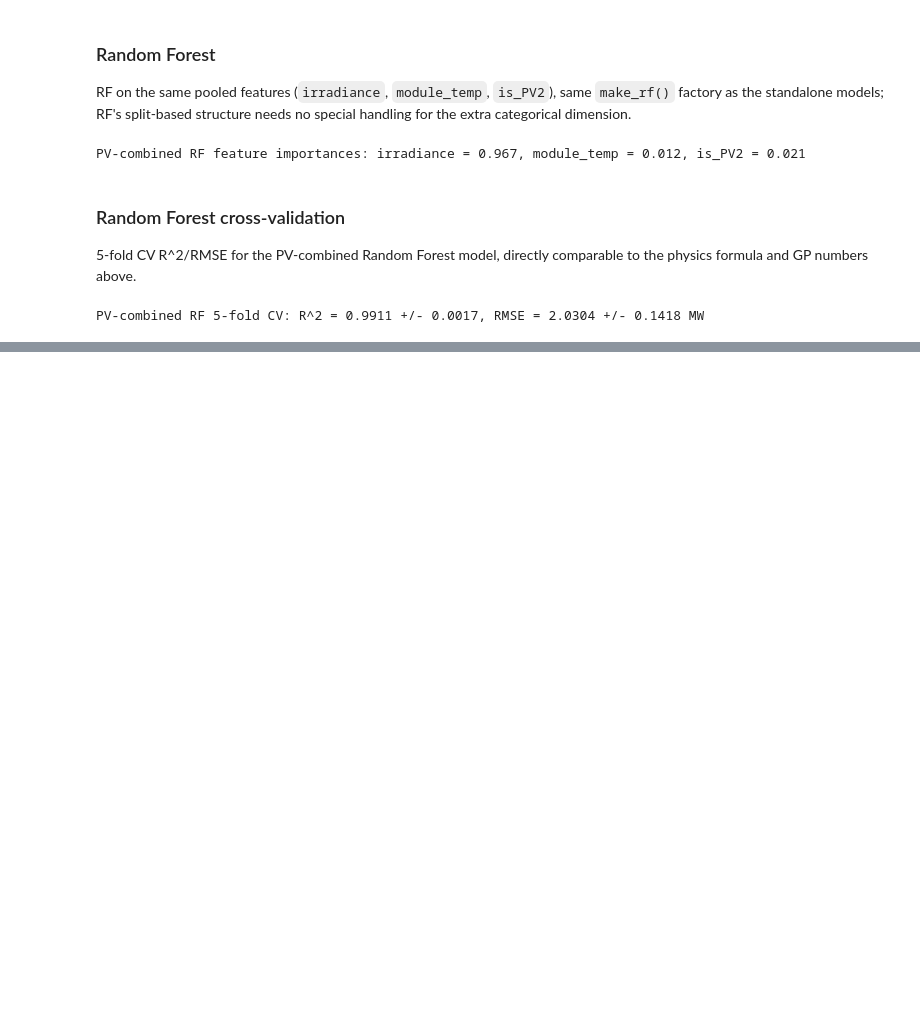
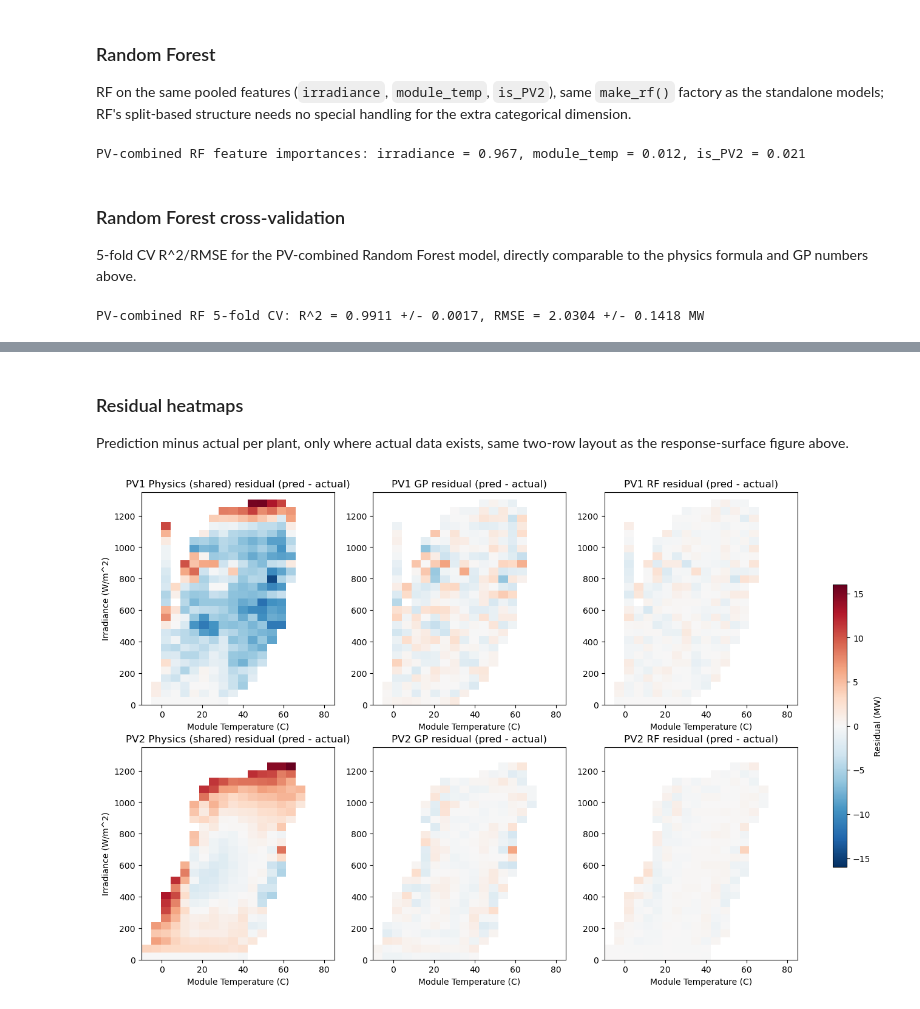
Before and after one commit to ErickChauke/power-curve-modeling-pv-wind, a Jupyter notebook: notebook.ipynb, the cells around one changed output, grey strips where cells are left out. Cells and saved outputs as stored; diff of their text form; code cells hidden in the pictures; blank space fills up the shorter version.

```diff
--- a/notebook.ipynb
+++ b/notebook.ipynb
@@ -836,0 +884,33 @@ PV-combined RF 5-fold CV: R^2 = 0.9911 +/- 0.0017, RMSE = 2.0304 +/- 0.1418 MW
+# %% [markdown]
+### Residual heatmaps
+
+Prediction minus actual per plant, only where actual data exists, same two-row layout as the
+response-surface figure above.
+# %%
+pv_comb_resid_rows = [
+    ("PV1", grids["PV1"]["power_grid"], pv_comb_pred_gp_pv1, pv_comb_pred_rf_pv1),
+    ("PV2", grids["PV2"]["power_grid"], pv_comb_pred_gp_pv2, pv_comb_pred_rf_pv2),
+]
+pv_comb_all_resid = []
+for _, actual, pred_gp, pred_rf in pv_comb_resid_rows:
+    pv_comb_all_resid += [pv_comb_pred_physics - actual, pred_gp - actual, pred_rf - actual]
+max_abs_resid_comb = np.nanmax(np.abs(np.stack(pv_comb_all_resid)))
+
+fig, axes = plt.subplots(2, 3, figsize=(15, 10))
+for row, (plant, actual, pred_gp, pred_rf) in enumerate(pv_comb_resid_rows):
+    resid_panels = [
+        ("Physics (shared)", pv_comb_pred_physics - actual),
+        ("GP", pred_gp - actual),
+        ("RF", pred_rf - actual),
+    ]
+    for ax, (title, resid) in zip(axes[row], resid_panels):
+        im = ax.imshow(resid, origin="lower", aspect="auto", extent=pv_comb_extent,
+                        cmap="RdBu_r", vmin=-max_abs_resid_comb, vmax=max_abs_resid_comb)
+        ax.set_title(f"{plant} {title} residual (pred - actual)")
+        ax.set_xlabel("Module Temperature (C)")
+    axes[row][0].set_ylabel("Irradiance (W/m^2)")
+fig.colorbar(im, ax=axes, label="Residual (MW)", fraction=0.02)
+fig.savefig("outputs/pv_combined_residuals.png", dpi=150)
+plt.show()
+# %% [output]
+[figure, added]
```
Also changed, not shown: parts of 5 cells of this notebook, 2 other files.
